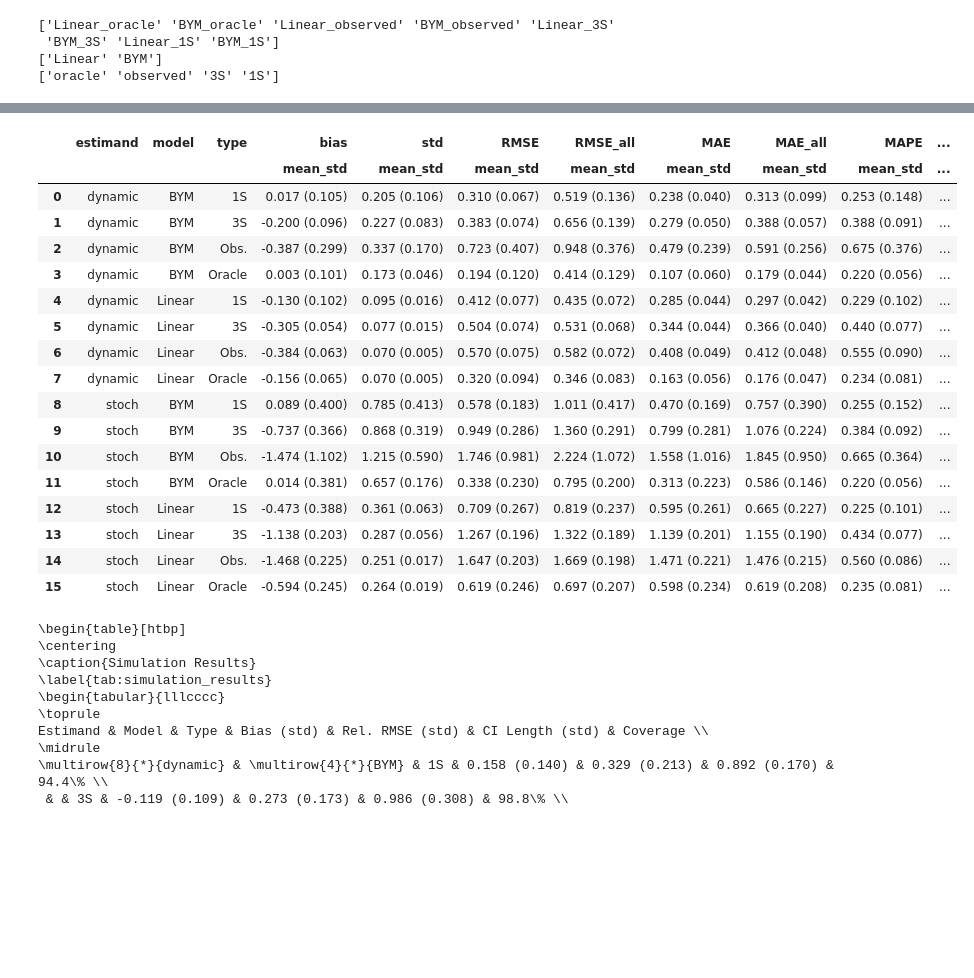
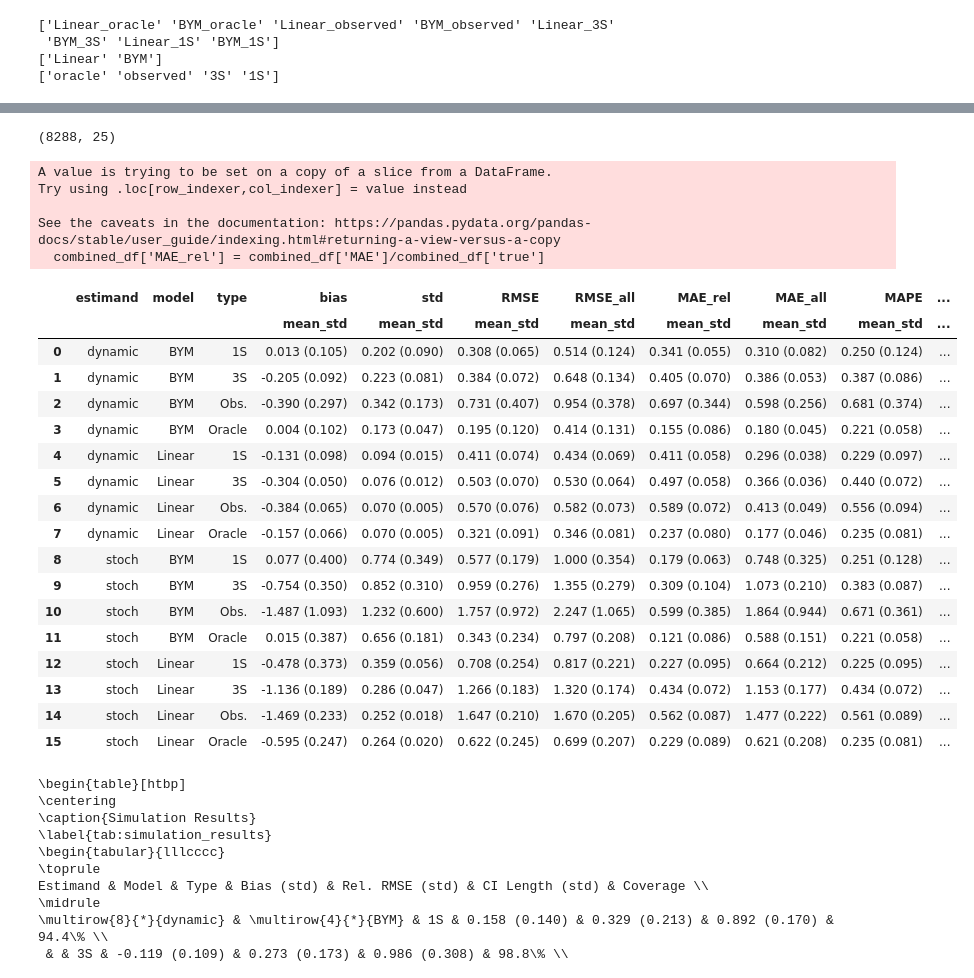
Before and after one commit to barwein/BayesProxyNets, a Jupyter notebook: Simulations/Sim_results_analysis.ipynb, the cells around one changed output, grey strips where cells are left out. Cells and saved outputs as stored; diff of their text form; code cells hidden in the pictures; blank space fills up the shorter version.

```diff
--- a/Simulations/Sim_results_analysis.ipynb
+++ b/Simulations/Sim_results_analysis.ipynb
@@ -130,6 +130,14 @@ combined_df
 # %%
 # Save as csv
 combined_df.to_csv("Simulations/results/linear_results_combined_iid_and_bym_N500.csv")
+# %%
+# check which rows in combined_df has true == nan
+# print(combined_df[combined_df['true'].isna()])
+# remove rows with true == nan
+combined_df = combined_df[~combined_df['true'].isna()]
+print(combined_df.shape)
+# %% [output]
+(8288, 25)
 # %%
 # TODO: clean all the above in final version
 # %%
@@ -144,58 +152,66 @@ def coverage_perc(x):
 def mean_std(x):
     mean,std = np.mean(x), np.std(x)
     return "{:.3f} ({:.3f})".format(mean,std)
+
+combined_df['MAE_rel'] = combined_df['MAE']/combined_df['true']
 
 # df_summary = combined_df.groupby(["estimand", "model", "type"]).agg(
 df_summary = combined_df.groupby(["estimand", "model", "type"]).agg(
                                         {
                                             # 'mean' : ['mean'],
                                          # 'median' : ['mean'],
                                          'bias' : [mean_std],
                                          'std' : [mean_std],
                                          # 'true' : ['mean'],
                                          # 'RMSE' : ['mean'],
                                          'RMSE' : [mean_std],
                                          # 'RMSE_all' : ['mean'],
                                          'RMSE_all' : [mean_std],
-                                         'MAE' : [mean_std],
+                                        #  'MAE' : [mean_std],
+                                         'MAE_rel' : [mean_std],
                                          'MAE_all' : [mean_std],
                                          'MAPE' : [mean_std],
                                         'MAPE_all' : [mean_std],
                                          'rel_RMSE' : [mean_std],
                                         'rel_RMSE_all' : [mean_std],
                                         #  'q025' : ['mean'],
                                         #  'q975' : ['mean'],
                                          'ci_length' : [mean_std],
                                          'covering' : [coverage_perc],
                                          'mean_ind_cover' : ['mean'],}
                                          # 'norm_coverage' : [coverage_perc]}
 
                                             ).reset_index()
                                          # 'true_included99' : [coverage_perc]})
                                          # 'true_included95' : ['mean'],
                                          # 'true_included99' : ['mean']})
 
 # df_summary.columns = ['estimand','model','type','bias','bias_std', 'rel_RMSE','rel_RMSE_std', 'ci_length','ci_length_std','covering','mean_ind_cover']
 df_summary
 # %% [output]
+A value is trying to be set on a copy of a slice from a DataFrame.
+Try using .loc[row_indexer,col_indexer] = value instead
+
+See the caveats in the documentation: https://pandas.pydata.org/pandas-docs/stable/user_guide/indexing.html#returning-a-view-versus-a-copy
+  combined_df['MAE_rel'] = combined_df['MAE']/combined_df['true']
-|  | estimand | model | type | bias | std | RMSE | RMSE_all | MAE | MAE_all | MAPE | ... |
+|  | estimand | model | type | bias | std | RMSE | RMSE_all | MAE_rel | MAE_all | MAPE | ... |
 |  |  |  |  | mean_std | mean_std | mean_std | mean_std | mean_std | mean_std | mean_std | ... |
-| 0 | dynamic | BYM | 1S | 0.017 (0.105) | 0.205 (0.106) | 0.310 (0.067) | 0.519 (0.136) | 0.238 (0.040) | 0.313 (0.099) | 0.253 (0.148) | ... |
-| 1 | dynamic | BYM | 3S | -0.200 (0.096) | 0.227 (0.083) | 0.383 (0.074) | 0.656 (0.139) | 0.279 (0.050) | 0.388 (0.057) | 0.388 (0.091) | ... |
-| 2 | dynamic | BYM | Obs. | -0.387 (0.299) | 0.337 (0.170) | 0.723 (0.407) | 0.948 (0.376) | 0.479 (0.239) | 0.591 (0.256) | 0.675 (0.376) | ... |
-| 3 | dynamic | BYM | Oracle | 0.003 (0.101) | 0.173 (0.046) | 0.194 (0.120) | 0.414 (0.129) | 0.107 (0.060) | 0.179 (0.044) | 0.220 (0.056) | ... |
-| 4 | dynamic | Linear | 1S | -0.130 (0.102) | 0.095 (0.016) | 0.412 (0.077) | 0.435 (0.072) | 0.285 (0.044) | 0.297 (0.042) | 0.229 (0.102) | ... |
-| 5 | dynamic | Linear | 3S | -0.305 (0.054) | 0.077 (0.015) | 0.504 (0.074) | 0.531 (0.068) | 0.344 (0.044) | 0.366 (0.040) | 0.440 (0.077) | ... |
-| 6 | dynamic | Linear | Obs. | -0.384 (0.063) | 0.070 (0.005) | 0.570 (0.075) | 0.582 (0.072) | 0.408 (0.049) | 0.412 (0.048) | 0.555 (0.090) | ... |
-| 7 | dynamic | Linear | Oracle | -0.156 (0.065) | 0.070 (0.005) | 0.320 (0.094) | 0.346 (0.083) | 0.163 (0.056) | 0.176 (0.047) | 0.234 (0.081) | ... |
-| 8 | stoch | BYM | 1S | 0.089 (0.400) | 0.785 (0.413) | 0.578 (0.183) | 1.011 (0.417) | 0.470 (0.169) | 0.757 (0.390) | 0.255 (0.152) | ... |
-| 9 | stoch | BYM | 3S | -0.737 (0.366) | 0.868 (0.319) | 0.949 (0.286) | 1.360 (0.291) | 0.799 (0.281) | 1.076 (0.224) | 0.384 (0.092) | ... |
-| 10 | stoch | BYM | Obs. | -1.474 (1.102) | 1.215 (0.590) | 1.746 (0.981) | 2.224 (1.072) | 1.558 (1.016) | 1.845 (0.950) | 0.665 (0.364) | ... |
-| 11 | stoch | BYM | Oracle | 0.014 (0.381) | 0.657 (0.176) | 0.338 (0.230) | 0.795 (0.200) | 0.313 (0.223) | 0.586 (0.146) | 0.220 (0.056) | ... |
-| 12 | stoch | Linear | 1S | -0.473 (0.388) | 0.361 (0.063) | 0.709 (0.267) | 0.819 (0.237) | 0.595 (0.261) | 0.665 (0.227) | 0.225 (0.101) | ... |
-| 13 | stoch | Linear | 3S | -1.138 (0.203) | 0.287 (0.056) | 1.267 (0.196) | 1.322 (0.189) | 1.139 (0.201) | 1.155 (0.190) | 0.434 (0.077) | ... |
-| 14 | stoch | Linear | Obs. | -1.468 (0.225) | 0.251 (0.017) | 1.647 (0.203) | 1.669 (0.198) | 1.471 (0.221) | 1.476 (0.215) | 0.560 (0.086) | ... |
-| 15 | stoch | Linear | Oracle | -0.594 (0.245) | 0.264 (0.019) | 0.619 (0.246) | 0.697 (0.207) | 0.598 (0.234) | 0.619 (0.208) | 0.235 (0.081) | ... |
+| 0 | dynamic | BYM | 1S | 0.013 (0.105) | 0.202 (0.090) | 0.308 (0.065) | 0.514 (0.124) | 0.341 (0.055) | 0.310 (0.082) | 0.250 (0.124) | ... |
+| 1 | dynamic | BYM | 3S | -0.205 (0.092) | 0.223 (0.081) | 0.384 (0.072) | 0.648 (0.134) | 0.405 (0.070) | 0.386 (0.053) | 0.387 (0.086) | ... |
+| 2 | dynamic | BYM | Obs. | -0.390 (0.297) | 0.342 (0.173) | 0.731 (0.407) | 0.954 (0.378) | 0.697 (0.344) | 0.598 (0.256) | 0.681 (0.374) | ... |
+| 3 | dynamic | BYM | Oracle | 0.004 (0.102) | 0.173 (0.047) | 0.195 (0.120) | 0.414 (0.131) | 0.155 (0.086) | 0.180 (0.045) | 0.221 (0.058) | ... |
+| 4 | dynamic | Linear | 1S | -0.131 (0.098) | 0.094 (0.015) | 0.411 (0.074) | 0.434 (0.069) | 0.411 (0.058) | 0.296 (0.038) | 0.229 (0.097) | ... |
+| 5 | dynamic | Linear | 3S | -0.304 (0.050) | 0.076 (0.012) | 0.503 (0.070) | 0.530 (0.064) | 0.497 (0.058) | 0.366 (0.036) | 0.440 (0.072) | ... |
+| 6 | dynamic | Linear | Obs. | -0.384 (0.065) | 0.070 (0.005) | 0.570 (0.076) | 0.582 (0.073) | 0.589 (0.072) | 0.413 (0.049) | 0.556 (0.094) | ... |
+| 7 | dynamic | Linear | Oracle | -0.157 (0.066) | 0.070 (0.005) | 0.321 (0.091) | 0.346 (0.081) | 0.237 (0.080) | 0.177 (0.046) | 0.235 (0.081) | ... |
+| 8 | stoch | BYM | 1S | 0.077 (0.400) | 0.774 (0.349) | 0.577 (0.179) | 1.000 (0.354) | 0.179 (0.063) | 0.748 (0.325) | 0.251 (0.128) | ... |
+| 9 | stoch | BYM | 3S | -0.754 (0.350) | 0.852 (0.310) | 0.959 (0.276) | 1.355 (0.279) | 0.309 (0.104) | 1.073 (0.210) | 0.383 (0.087) | ... |
+| 10 | stoch | BYM | Obs. | -1.487 (1.093) | 1.232 (0.600) | 1.757 (0.972) | 2.247 (1.065) | 0.599 (0.385) | 1.864 (0.944) | 0.671 (0.361) | ... |
+| 11 | stoch | BYM | Oracle | 0.015 (0.387) | 0.656 (0.181) | 0.343 (0.234) | 0.797 (0.208) | 0.121 (0.086) | 0.588 (0.151) | 0.221 (0.058) | ... |
+| 12 | stoch | Linear | 1S | -0.478 (0.373) | 0.359 (0.056) | 0.708 (0.254) | 0.817 (0.221) | 0.227 (0.095) | 0.664 (0.212) | 0.225 (0.095) | ... |
+| 13 | stoch | Linear | 3S | -1.136 (0.189) | 0.286 (0.047) | 1.266 (0.183) | 1.320 (0.174) | 0.434 (0.072) | 1.153 (0.177) | 0.434 (0.072) | ... |
+| 14 | stoch | Linear | Obs. | -1.469 (0.233) | 0.252 (0.018) | 1.647 (0.210) | 1.670 (0.205) | 0.562 (0.087) | 1.477 (0.222) | 0.561 (0.089) | ... |
+| 15 | stoch | Linear | Oracle | -0.595 (0.247) | 0.264 (0.020) | 0.622 (0.245) | 0.699 (0.207) | 0.229 (0.089) | 0.621 (0.208) | 0.235 (0.081) | ... |
 # %%
 def generate_latex_table(df):
     # Round all numeric columns to 3 decimal places
```
Also changed, not shown: parts of 9 cells of this notebook, 35 other files.
